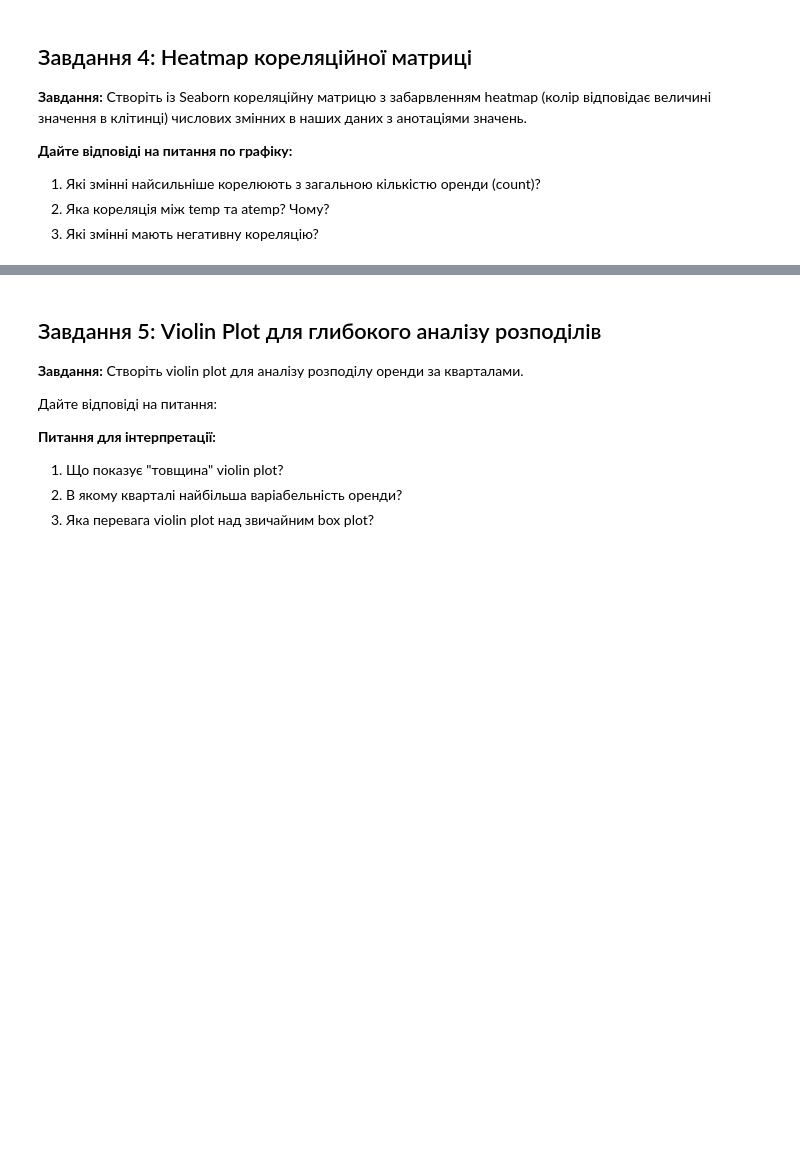
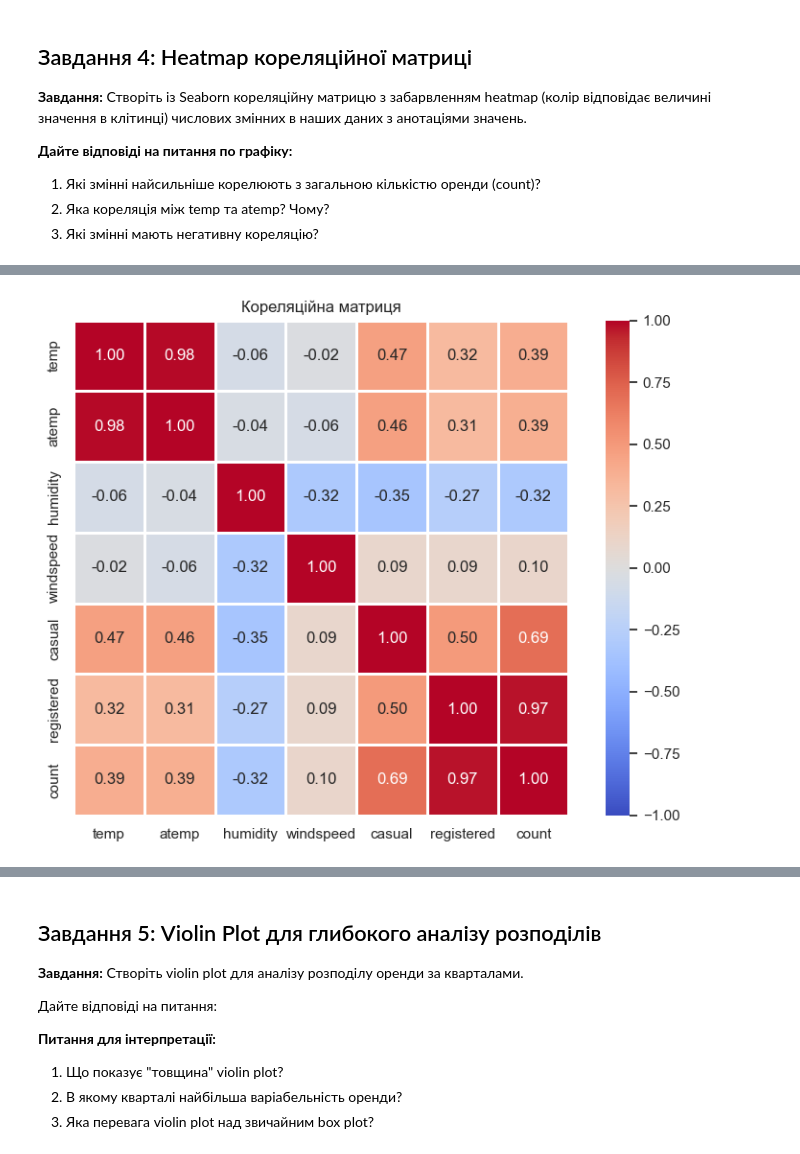
Before and after one commit to OlenaBabko/DataAnalytics_DataLovesAcademy, a Jupyter notebook: modul_11_Visualisation_Matplotlib_Seaborn_Plotly/hw/HW_11_3_Stat_Visual_Seaborn.ipynb, the cells around one changed output, grey strips where cells are left out. Saved outputs shown, nothing was run; the diff lists cells and outputs as text; code cells hidden in the pictures; blank space fills up the shorter version.

```diff
--- a/modul_11_Visualisation_Matplotlib_Seaborn_Plotly/hw/HW_11_3_Stat_Visual_Seaborn.ipynb
+++ b/modul_11_Visualisation_Matplotlib_Seaborn_Plotly/hw/HW_11_3_Stat_Visual_Seaborn.ipynb
@@ -231,0 +299,11 @@ plt.show()
+# %%
+plt.figure(figsize=(8, 6))
+
+sns.heatmap(corr_matrix, annot=True, fmt=".2f", cmap="coolwarm", center=0, vmin=-1, vmax=1,  square=True, linewidths=1)
+plt.title("Кореляційна матриця")
+plt.tight_layout()
+
+plt.savefig("corr_matrix_seaborn.png", dpi=300, bbox_inches="tight")
+plt.show()
+# %% [output]
+[figure, added]
```
Also changed, not shown: parts of 11 cells of this notebook.
